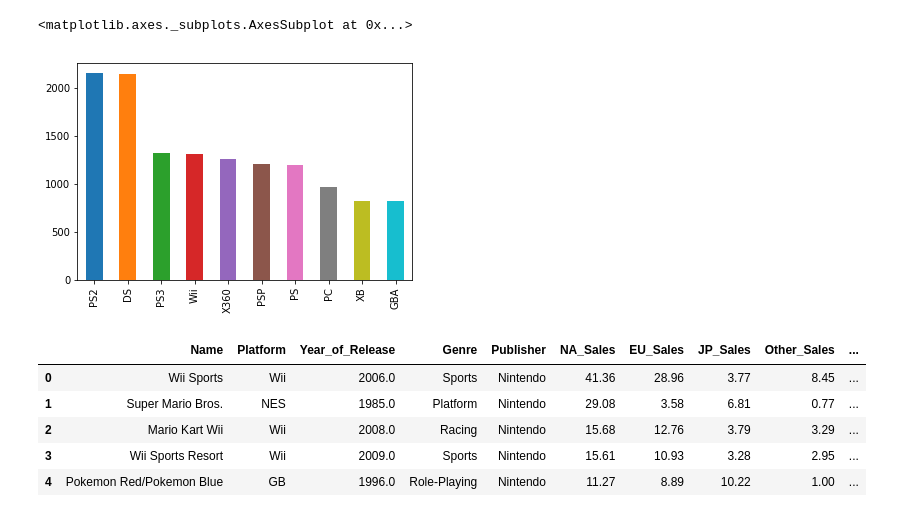
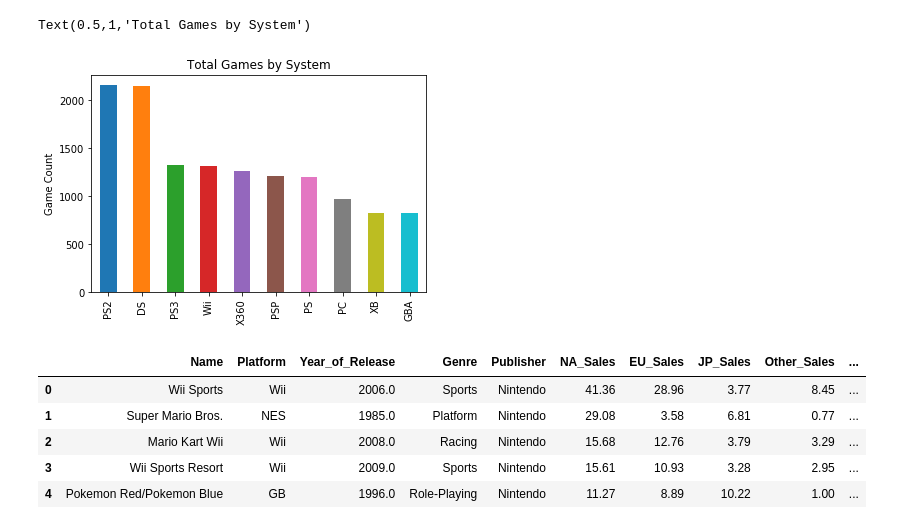
Before and after one commit to micsab/thinkful_files, a Jupyter notebook: fundamentals_capstone/Historical Video Game Sales Data.ipynb, the cells around one changed output. Cells and saved outputs as stored; diff of their text form; code cells hidden in the pictures.

```diff
--- a/fundamentals_capstone/Historical Video Game Sales Data.ipynb
+++ b/fundamentals_capstone/Historical Video Game Sales Data.ipynb
@@ -25,8 +83,10 @@ A note about this
 # %%
 games.Platform.value_counts().head(10).plot(kind='bar')
+plt.ylabel('Game Count')
+plt.title('Total Games by System')
 # %% [output]
-<matplotlib.axes._subplots.AxesSubplot at 0x...>
+Text(0.5,1,'Total Games by System')
-[figure, old version]
+[figure, new version]
 # %%
 games.head(5)
 # %% [output]
```
Also changed, not shown: parts of 15 cells of this notebook.
